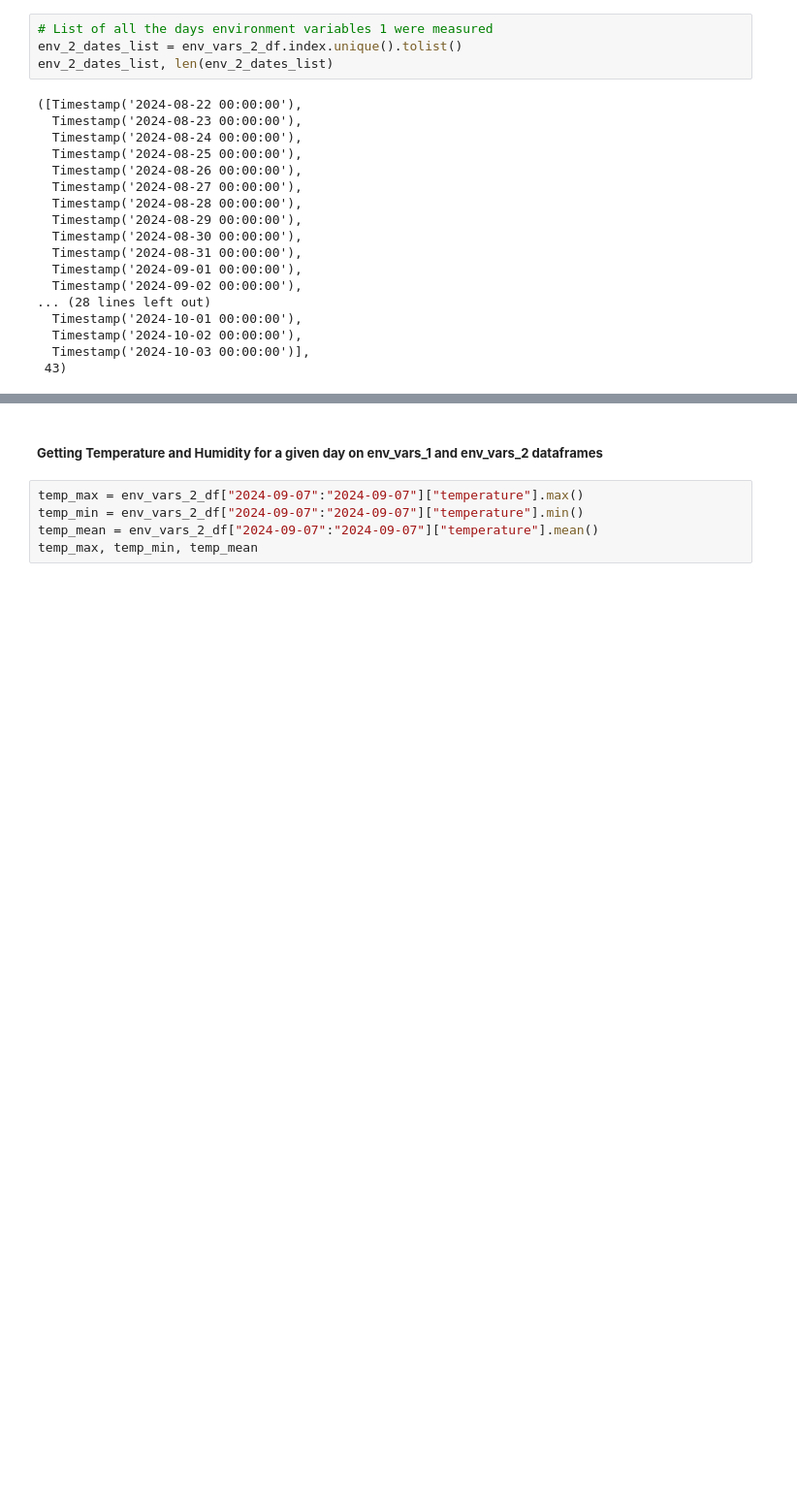
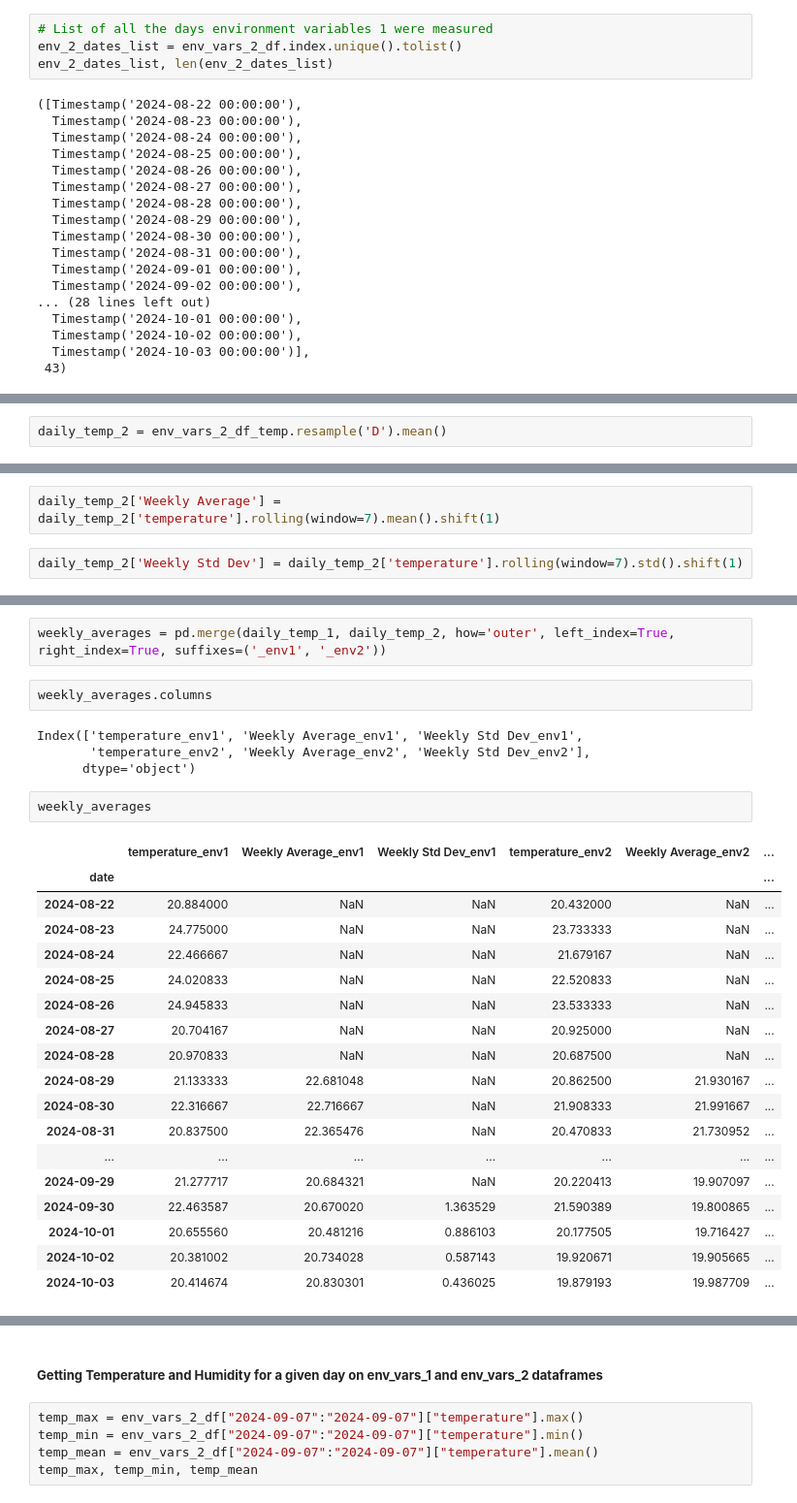
Before and after one commit to rodribro/TimeSeries, a Jupyter notebook: notebooks/biometric_dataset_creation.ipynb, the cells around one changed output, grey strips where cells are left out. Shown at 97% size. Drawn from its saved outputs; the diff is of its cells as text; blank space fills up the shorter version.

Commit message:
Adding Temp and Hum averages and std devs for prior 7 days of any given date

```diff
--- a/notebooks/biometric_dataset_creation.ipynb
+++ b/notebooks/biometric_dataset_creation.ipynb
@@ -117,0 +198,2 @@ env_2_dates_list, len(env_2_dates_list)
+# %%
+daily_temp_2 = env_vars_2_df_temp.resample('D').mean()
@@ -117,0 +221,4 @@ env_2_dates_list, len(env_2_dates_list)
+# %%
+daily_temp_2['Weekly Average'] = daily_temp_2['temperature'].rolling(window=7).mean().shift(1)
+# %%
+daily_temp_2['Weekly Std Dev'] = daily_temp_2['temperature'].rolling(window=7).std().shift(1)
@@ -117,0 +246,29 @@ env_2_dates_list, len(env_2_dates_list)
+# %%
+weekly_averages = pd.merge(daily_temp_1, daily_temp_2, how='outer', left_index=True, right_index=True, suffixes=('_env1', '_env2'))
+# %%
+weekly_averages.columns
+# %% [output]
+Index(['temperature_env1', 'Weekly Average_env1', 'Weekly Std Dev_env1',
+       'temperature_env2', 'Weekly Average_env2', 'Weekly Std Dev_env2'],
+      dtype='object')
+# %%
+weekly_averages
+# %% [output]
+|  | temperature_env1 | Weekly Average_env1 | Weekly Std Dev_env1 | temperature_env2 | Weekly Average_env2 | ... |
+| date |  |  |  |  |  | ... |
+| 2024-08-22 | 20.884000 | NaN | NaN | 20.432000 | NaN | ... |
+| 2024-08-23 | 24.775000 | NaN | NaN | 23.733333 | NaN | ... |
+| 2024-08-24 | 22.466667 | NaN | NaN | 21.679167 | NaN | ... |
+| 2024-08-25 | 24.020833 | NaN | NaN | 22.520833 | NaN | ... |
+| 2024-08-26 | 24.945833 | NaN | NaN | 23.533333 | NaN | ... |
+| 2024-08-27 | 20.704167 | NaN | NaN | 20.925000 | NaN | ... |
+| 2024-08-28 | 20.970833 | NaN | NaN | 20.687500 | NaN | ... |
+| 2024-08-29 | 21.133333 | 22.681048 | NaN | 20.862500 | 21.930167 | ... |
+| 2024-08-30 | 22.316667 | 22.716667 | NaN | 21.908333 | 21.991667 | ... |
+| 2024-08-31 | 20.837500 | 22.365476 | NaN | 20.470833 | 21.730952 | ... |
+| ... | ... | ... | ... | ... | ... | ... |
+| 2024-09-29 | 21.277717 | 20.684321 | NaN | 20.220413 | 19.907097 | ... |
+| 2024-09-30 | 22.463587 | 20.670020 | 1.363529 | 21.590389 | 19.800865 | ... |
+| 2024-10-01 | 20.655560 | 20.481216 | 0.886103 | 20.177505 | 19.716427 | ... |
+| 2024-10-02 | 20.381002 | 20.734028 | 0.587143 | 19.920671 | 19.905665 | ... |
+| 2024-10-03 | 20.414674 | 20.830301 | 0.436025 | 19.879193 | 19.987709 | ... |
```
Also changed, not shown: parts of 28 cells of this notebook.
